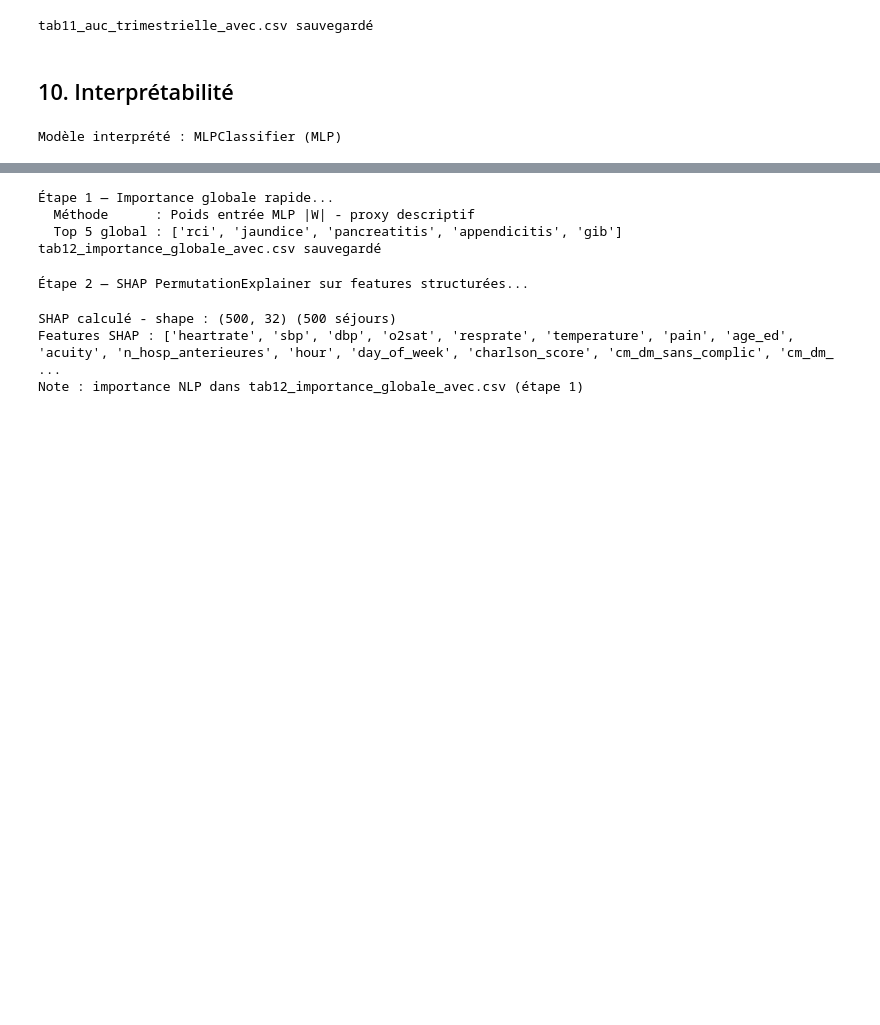
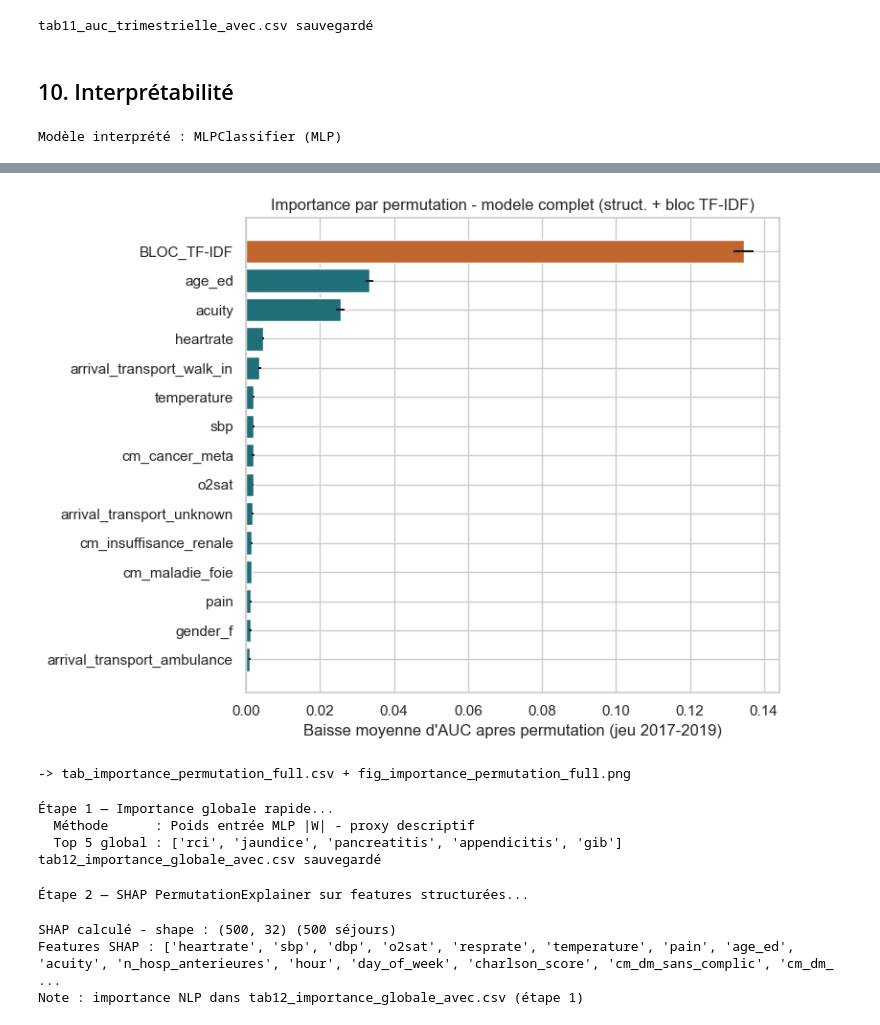
Before and after one commit to Doclecodeur/predict_ed, a Jupyter notebook: notebooks/03_Modele_avec_transfer.ipynb, the cells around one changed output, grey strips where cells are left out. Saved outputs shown, nothing was run; the diff lists cells and outputs as text; code cells hidden in the pictures; blank space fills up the shorter version.

```diff
--- a/notebooks/03_Modele_avec_transfer.ipynb
+++ b/notebooks/03_Modele_avec_transfer.ipynb
@@ -2260,3 +2338,68 @@ INTERP_MODE = 'shap'
 print(f'Modèle interprété : {model_class} ({model_type})')
 # %% [output]
 Modèle interprété : MLPClassifier (MLP)
+# %%
+# **** Permutation importance ROBUSTE (monoprocessus, en place), modele complet ****
+# Prerequis (NB03, apres la cellule d'interpretabilite) :
+#   model, features_baseline, scaler, tfidf, imputer, train_medians, df_val_temp, TARGET, FIG_DIR
+import numpy as np, pandas as pd
+from scipy import sparse
+from sklearn.metrics import roc_auc_score
+import matplotlib.pyplot as plt
+
+# >>> CONFIG >>>
+MAX_N = 20000     # sous-echantillon pour la vitesse ; None = jeu complet (plus lent)
+N_REP = 10        # repetitions de permutation
+SEED  = 42
+# <<< CONFIG <
+
+X_eval = build_X(df_val_temp, features_baseline, scaler, tfidf, imputer, train_medians)
+y_eval = df_val_temp[TARGET].to_numpy().astype(int)
+n_struct = len(features_baseline)
+rng = np.random.default_rng(SEED)
+
+n = X_eval.shape[0]
+if MAX_N and n > MAX_N:
+    sel = rng.choice(n, MAX_N, replace=False)
+    Xe, ye = X_eval[sel], y_eval[sel]
+else:
+    Xe, ye = X_eval, y_eval
+Xe = Xe.toarray().astype(np.float32) if sparse.issparse(Xe) else np.asarray(Xe, np.float32)
+
+def auc_of(M):
+    return roc_auc_score(ye, model.predict_proba(M)[:, 1])
+
+base = auc_of(Xe)
+print(f"AUC de base (sous-echantillon {Xe.shape[0]:,}) = {base:.4f}\nCalcul en cours...")
+
+# groupes a permuter : chaque variable structuree, puis le BLOC TF-IDF entier
+groupes = [(name, np.array([j])) for j, name in enumerate(features_baseline)]
+groupes.append(("BLOC_TF-IDF", np.arange(n_struct, Xe.shape[1])))
+
+lignes = []
+for name, cols in groupes:
+    orig = Xe[:, cols].copy()          # sauvegarde du bloc
+    drops = []
+    for _ in range(N_REP):
+        Xe[:, cols] = orig[rng.permutation(Xe.shape[0])]   # permutation en place
+        drops.append(base - auc_of(Xe))
+    Xe[:, cols] = orig                  # restauration
+    lignes.append((name, float(np.mean(drops)), float(np.std(drops)),
+                   "texte" if name == "BLOC_TF-IDF" else "structuree"))
+
+imp = (pd.DataFrame(lignes, columns=["variable", "baisse_auc_moyenne", "ecart_type", "type"])
+       .sort_values("baisse_auc_moyenne", ascending=False).reset_index(drop=True))
+imp.to_csv(RESULT_DIR / "tab_importance_permutation_full.csv", index=False)
+print(imp.to_string(index=False))
+
+top = imp.head(15).iloc[::-1]
+plt.figure(figsize=(8, 6))
+coul = np.where(top["type"].values == "structuree", "#1f6f78", "#c0662e")
+plt.barh(top["variable"], top["baisse_auc_moyenne"], xerr=top["ecart_type"], color=coul)
+plt.xlabel("Baisse moyenne d'AUC apres permutation (jeu 2017-2019)")
+plt.title("Importance par permutation - modele complet (struct. + bloc TF-IDF)")
+plt.tight_layout()
+plt.savefig(FIG_DIR / "fig_importance_permutation_full.png", dpi=150)
+plt.show()
+print("\n-> tab_importance_permutation_full.csv + fig_importance_permutation_full.png")
+# %% [output]
@@ -2263,3 +2423,5 @@ Modèle interprété : MLPClassifier (MLP)
+[figure, added]
+-> tab_importance_permutation_full.csv + fig_importance_permutation_full.png
 # %%
 # Étape 1 : Importance globale rapide — toutes features
 print('\nÉtape 1 — Importance globale rapide...')
```
Also changed, not shown: parts of 8 cells of this notebook, 2 other files.
